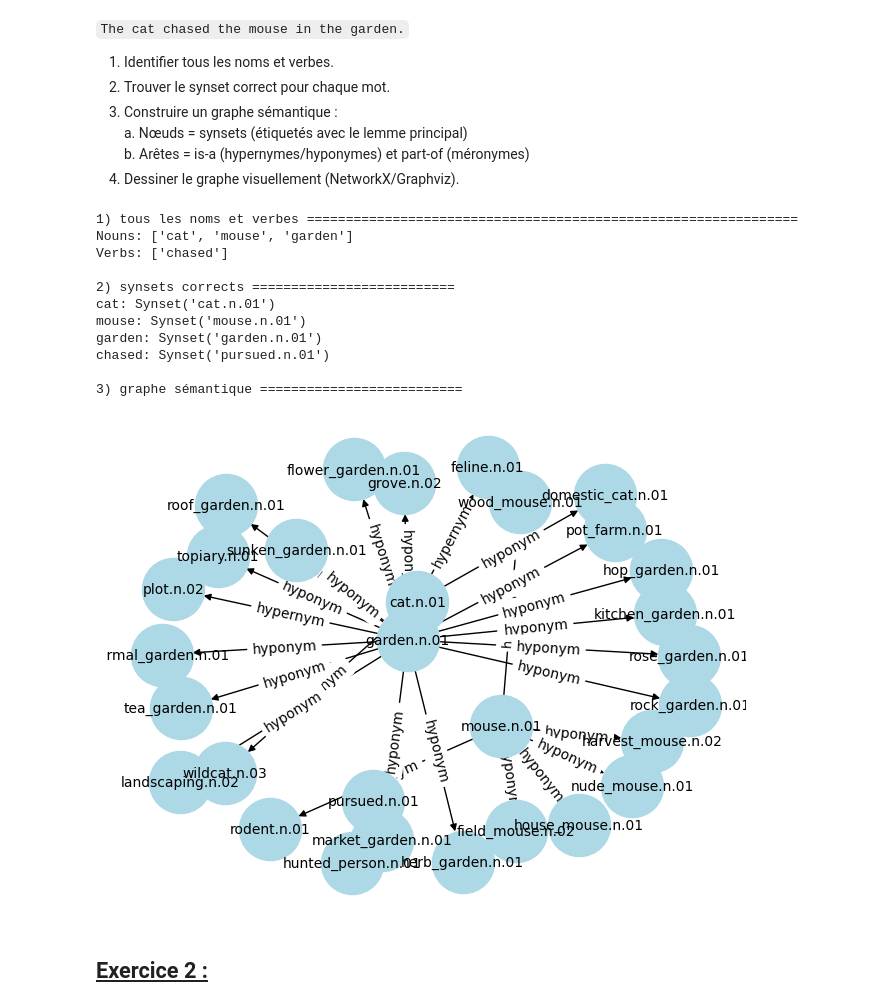
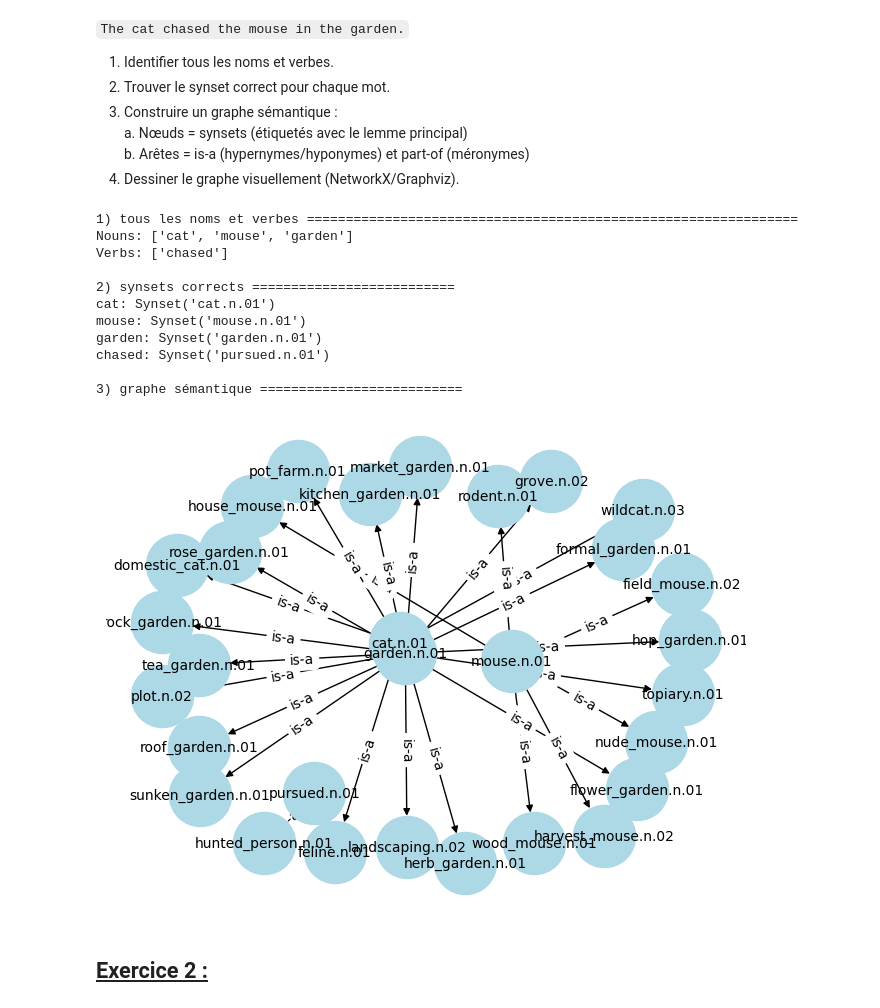
Before and after one commit to moad-cher/TPs-Ingenierie-des-Connaissances-, a Jupyter notebook: TP wodnet-framnet/TP wordnet.ipynb, the cells around one changed output. Drawn from its saved outputs; the diff is of its cells as text; code cells hidden in the pictures.

```diff
--- a/TP wodnet-framnet/TP wordnet.ipynb
+++ b/TP wodnet-framnet/TP wordnet.ipynb
@@ -55,37 +55,37 @@ G = nx.DiGraph()
 for word, syn in synsets.items():
     if syn:
         G.add_node(syn.name(), label=syn.lemmas()[0].name())
 
 for word, syn in synsets.items():
     if syn:
         for hyper in syn.hypernyms():
             G.add_node(hyper.name(), label=hyper.lemmas()[0].name())
-            G.add_edge(syn.name(), hyper.name(), relation='hypernym')
+            G.add_edge(syn.name(), hyper.name(), relation='is-a')
         for hypo in syn.hyponyms():
             G.add_node(hypo.name(), label=hypo.lemmas()[0].name())
-            G.add_edge(syn.name(), hypo.name(), relation='hyponym')
+            G.add_edge(syn.name(), hypo.name(), relation='is-a')
         for mero in syn.part_meronyms():
             G.add_node(mero.name(), label=mero.lemmas()[0].name())
-            G.add_edge(syn.name(), mero.name(), relation='meronym')
+            G.add_edge(syn.name(), mero.name(), relation='part-of')
 
 pos = nx.spring_layout(G)
 edge_labels = {(u, v): d['relation'] for u, v, d in G.edges(data=True)}
 nx.draw(G, pos, with_labels=True, node_color='lightblue', node_size=2000, font_size=10)
 nx.draw_networkx_edge_labels(G, pos, edge_labels)
 plt.show()
 # %% [output]
 1) tous les noms et verbes ===============================================================
 Nouns: ['cat', 'mouse', 'garden']
 Verbs: ['chased']
 
 2) synsets corrects ==========================
 cat: Synset('cat.n.01')
 mouse: Synset('mouse.n.01')
 garden: Synset('garden.n.01')
 chased: Synset('pursued.n.01')
 
 3) graphe sémantique ==========================
-[figure, old version]
+[figure, new version]
 # %% [markdown]
 ## <u>Exercice 2 :
 # %% [markdown]
```
Also changed, not shown: parts of 3 cells of this notebook.
